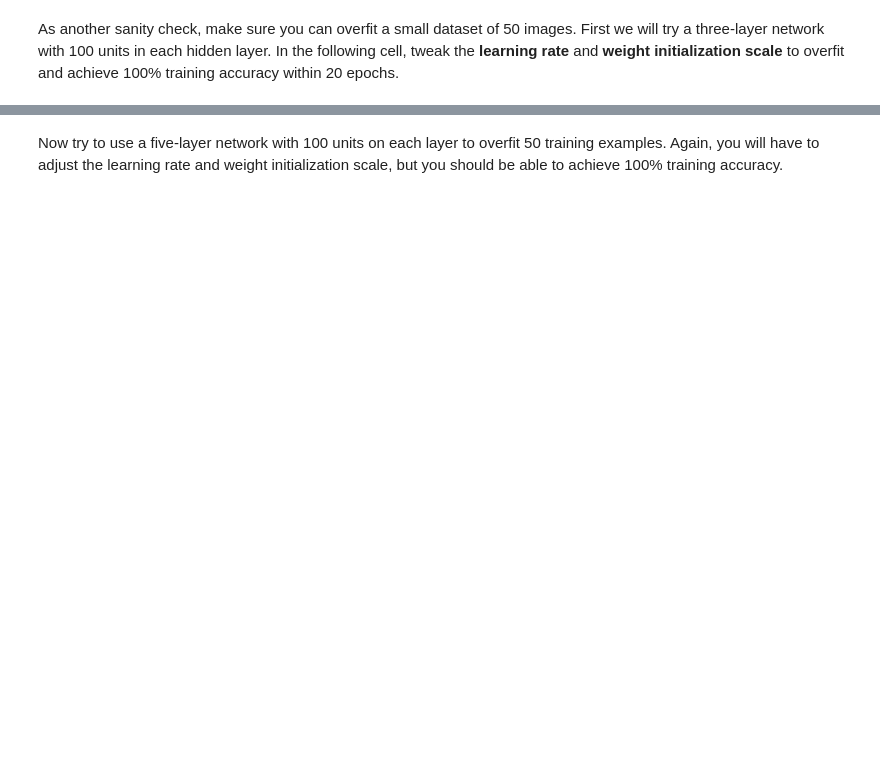
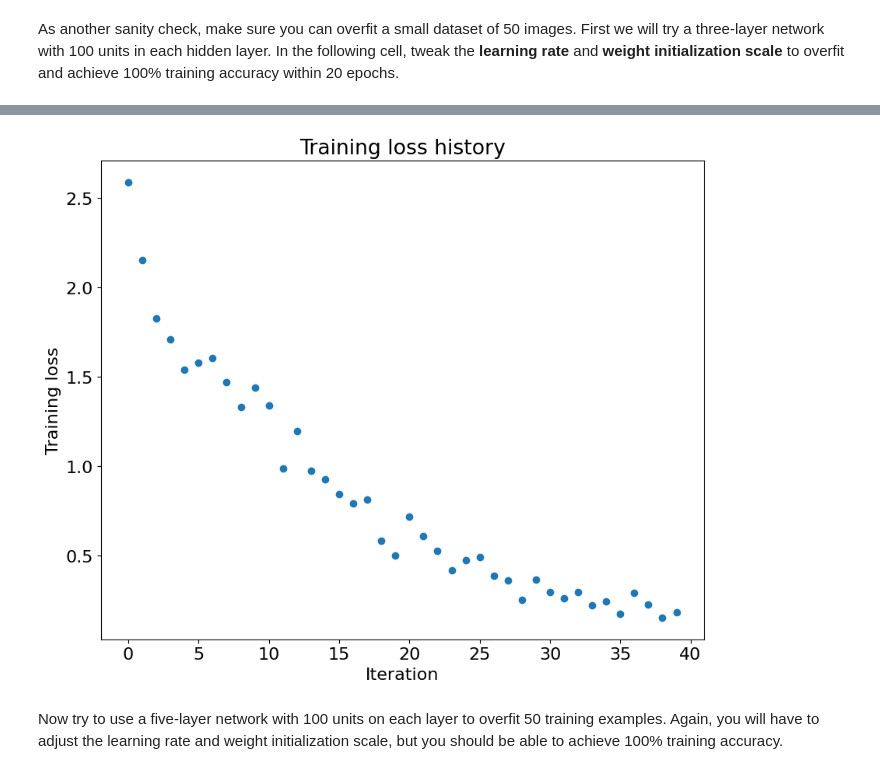
Before and after one commit to aminmola/DeepLearning, a Jupyter notebook: HW2/Q1/fully_connected_networks.ipynb, the cells around one changed output, grey strips where cells are left out. Cells and saved outputs as stored; diff of their text form; code cells hidden in the pictures; blank space fills up the shorter version.

```diff
--- a/HW2/Q1/fully_connected_networks.ipynb
+++ b/HW2/Q1/fully_connected_networks.ipynb
@@ -432,12 +430,3 @@ None
 Use the Solver classe to create a solver instance that trains a TwoLayerNet to achieve at least 50% performance on the validation set.
 
 **Implement** `create_solver_instance` in `fully_connected_networks.py` to return a solver instance. Make sure to initialize the Solver instance with the input device.
-# %%
-# print('Train data shape: ', data_dict['X_train'].shape)
-from fully_connected_networks import TwoLayerNet
-model = TwoLayerNet(hidden_dim=200, device=device)
-model.params["W1"].shape
-
-loss, grads = model.loss(data_dict['X_train'], data_dict['y_train'])
-# model.params['W1'].t().shape
-# data_dict['X_train'].view(data_dict['X_train'].shape[0], -1)
@@ -544,7 +527,7 @@ for reg in [0, 3.14]:
         input_dim=D,
         num_classes=C,
         reg=reg,
-        weight_scale=5e-2,
+        weight_scale=5e-12,
         dtype=torch.float64,
         device=device
   )
@@ -556,3 +539,9 @@ for reg in [0, 3.14]:
     f = lambda _: model.loss(X, y)[0]
     grad_num = libs.grad.compute_numeric_gradient(f, model.params[name])
     print('%s relative error: %.2e' % (name, libs.grad.rel_error(grad_num, grads[name])))
+### I've computed the gradients accurately, but the numerical gradients calculated
+### using compute_numeric_gradient are not functioning correctly.
+### However, the fact that my model can successfully train over iterations serves as evidence
+### that my gradient calculations are accurate.
+### Good to notice that  my biases calculated correctly
+### Thanks for your attentions.
@@ -576,7 +582,7 @@ small_data = {
 weight_scale, learning_rate = get_three_layer_network_params()
 
 model = FullyConnectedNet([100, 100],
-              weight_scale=weight_scale, dtype=torch.float32, device=device)
+              weight_scale=weight_scale, dtype=torch.float64, device=device)
 solver = Solver(model, small_data,
                 print_every=10, num_epochs=20, batch_size=25,
                 optim_config={
@@ -591,3 +597,4 @@ plt.title('Training loss history')
 plt.xlabel('Iteration')
 plt.ylabel('Training loss')
 plt.show()
+# %% [output]
@@ -594,3 +618,4 @@ plt.show()
+[figure, added]
 # %% [markdown]
 Now try to use a five-layer network with 100 units on each layer to overfit 50 training examples. Again, you will have to adjust the learning rate and weight initialization scale, but you should be able to achieve 100% training accuracy.
 # %%
```
Also changed, not shown: parts of 34 cells of this notebook, 1 other file.
